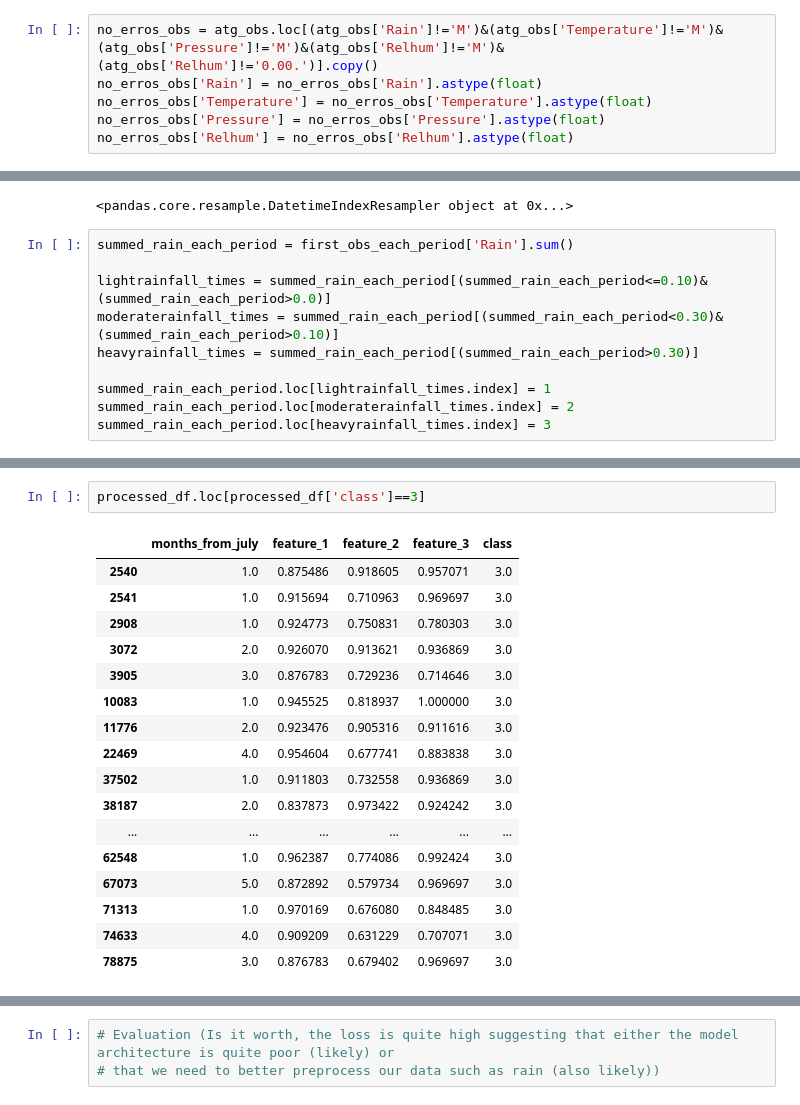
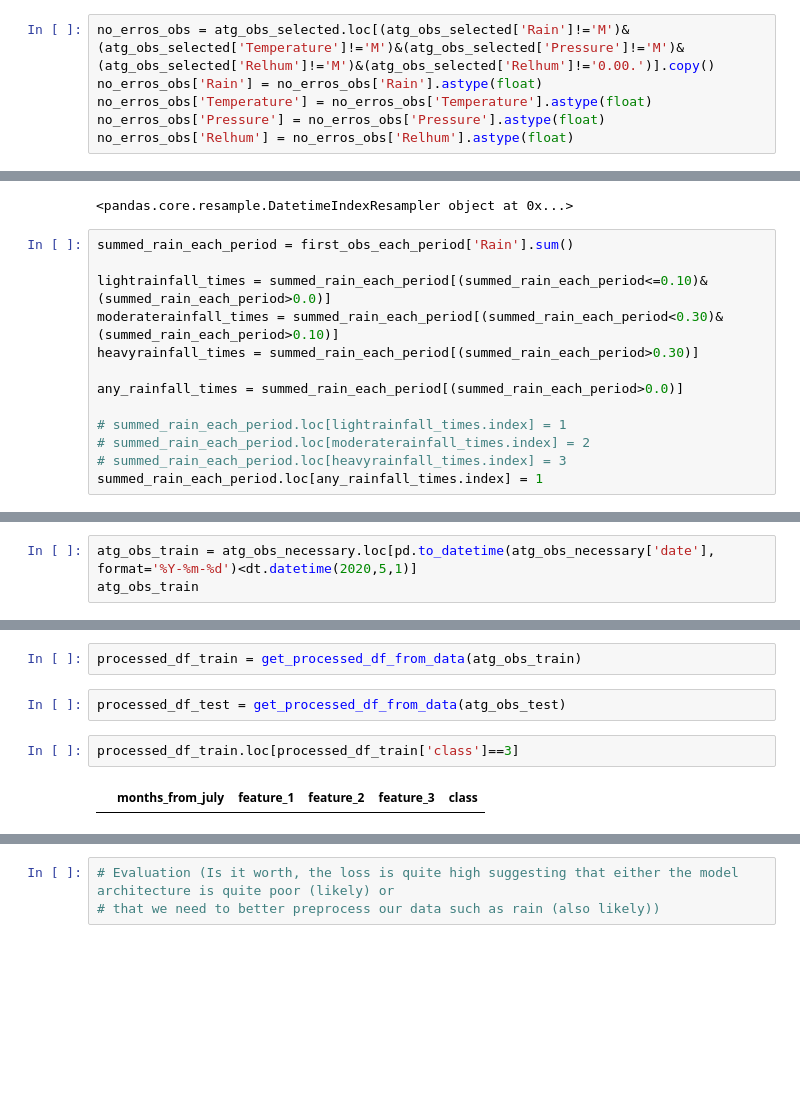
Before and after one commit to aditya-uw/WeatherPatrol, a Jupyter notebook: notebooks/pof_tinkering.ipynb, the cells around one changed output, grey strips where cells are left out. Saved outputs shown, nothing was run; the diff lists cells and outputs as text; blank space fills up the shorter version.

```diff
--- a/notebooks/pof_tinkering.ipynb
+++ b/notebooks/pof_tinkering.ipynb
@@ -30,5 +31,5 @@ atg_obs
 # %%
-no_erros_obs = atg_obs.loc[(atg_obs['Rain']!='M')&(atg_obs['Temperature']!='M')&(atg_obs['Pressure']!='M')&(atg_obs['Relhum']!='M')&(atg_obs['Relhum']!='0.00.')].copy()
+no_erros_obs = atg_obs_selected.loc[(atg_obs_selected['Rain']!='M')&(atg_obs_selected['Temperature']!='M')&(atg_obs_selected['Pressure']!='M')&(atg_obs_selected['Relhum']!='M')&(atg_obs_selected['Relhum']!='0.00.')].copy()
 no_erros_obs['Rain'] = no_erros_obs['Rain'].astype(float)
 no_erros_obs['Temperature'] = no_erros_obs['Temperature'].astype(float)
 no_erros_obs['Pressure'] = no_erros_obs['Pressure'].astype(float)
@@ -45,9 +62,12 @@ lightrainfall_times = summed_rain_each_period[(summed_rain_each_period<=0.10)&(s
 moderaterainfall_times = summed_rain_each_period[(summed_rain_each_period<0.30)&(summed_rain_each_period>0.10)]
 heavyrainfall_times = summed_rain_each_period[(summed_rain_each_period>0.30)]
 
-summed_rain_each_period.loc[lightrainfall_times.index] = 1
-summed_rain_each_period.loc[moderaterainfall_times.index] = 2
-summed_rain_each_period.loc[heavyrainfall_times.index] = 3
+any_rainfall_times = summed_rain_each_period[(summed_rain_each_period>0.0)]
+
+# summed_rain_each_period.loc[lightrainfall_times.index] = 1
+# summed_rain_each_period.loc[moderaterainfall_times.index] = 2
+# summed_rain_each_period.loc[heavyrainfall_times.index] = 3
+summed_rain_each_period.loc[any_rainfall_times.index] = 1
 # %%
 # Extract Date, Time, Temperature, SumRain into data array
 atg_obs_necessary = pd.DataFrame()
@@ -98,0 +115,3 @@ atg_obs_necessary.loc[atg_obs_necessary['rainfall_type']==3]
+# %%
+atg_obs_train = atg_obs_necessary.loc[pd.to_datetime(atg_obs_necessary['date'], format='%Y-%m-%d')<dt.datetime(2020,5,1)]
+atg_obs_train
@@ -147,20 +244,8 @@ processed_df
+# %%
+processed_df_train = get_processed_df_from_data(atg_obs_train)
+# %%
+processed_df_test = get_processed_df_from_data(atg_obs_test)
 # %%
-processed_df.loc[processed_df['class']==3]
+processed_df_train.loc[processed_df_train['class']==3]
 # %% [output]
 |  | months_from_july | feature_1 | feature_2 | feature_3 | class |
-| 2540 | 1.0 | 0.875486 | 0.918605 | 0.957071 | 3.0 |
-| 2541 | 1.0 | 0.915694 | 0.710963 | 0.969697 | 3.0 |
-| 2908 | 1.0 | 0.924773 | 0.750831 | 0.780303 | 3.0 |
-| 3072 | 2.0 | 0.926070 | 0.913621 | 0.936869 | 3.0 |
-| 3905 | 3.0 | 0.876783 | 0.729236 | 0.714646 | 3.0 |
-| 10083 | 1.0 | 0.945525 | 0.818937 | 1.000000 | 3.0 |
-| 11776 | 2.0 | 0.923476 | 0.905316 | 0.911616 | 3.0 |
-| 22469 | 4.0 | 0.954604 | 0.677741 | 0.883838 | 3.0 |
-| 37502 | 1.0 | 0.911803 | 0.732558 | 0.936869 | 3.0 |
-| 38187 | 2.0 | 0.837873 | 0.973422 | 0.924242 | 3.0 |
-| ... | ... | ... | ... | ... | ... |
-| 62548 | 1.0 | 0.962387 | 0.774086 | 0.992424 | 3.0 |
-| 67073 | 5.0 | 0.872892 | 0.579734 | 0.969697 | 3.0 |
-| 71313 | 1.0 | 0.970169 | 0.676080 | 0.848485 | 3.0 |
-| 74633 | 4.0 | 0.909209 | 0.631229 | 0.707071 | 3.0 |
-| 78875 | 3.0 | 0.876783 | 0.679402 | 0.969697 | 3.0 |
```
Also changed, not shown: parts of 32 cells of this notebook, 1 other file.
